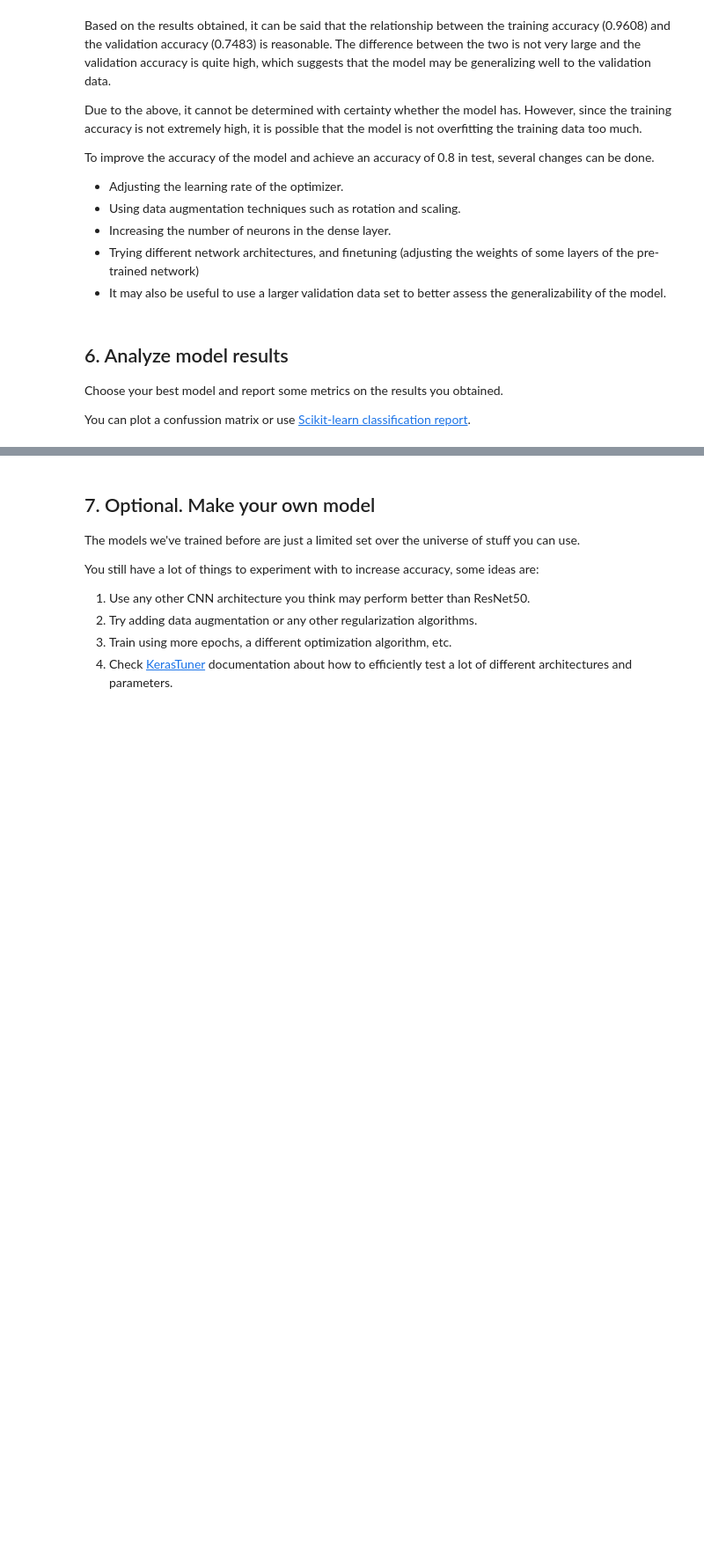
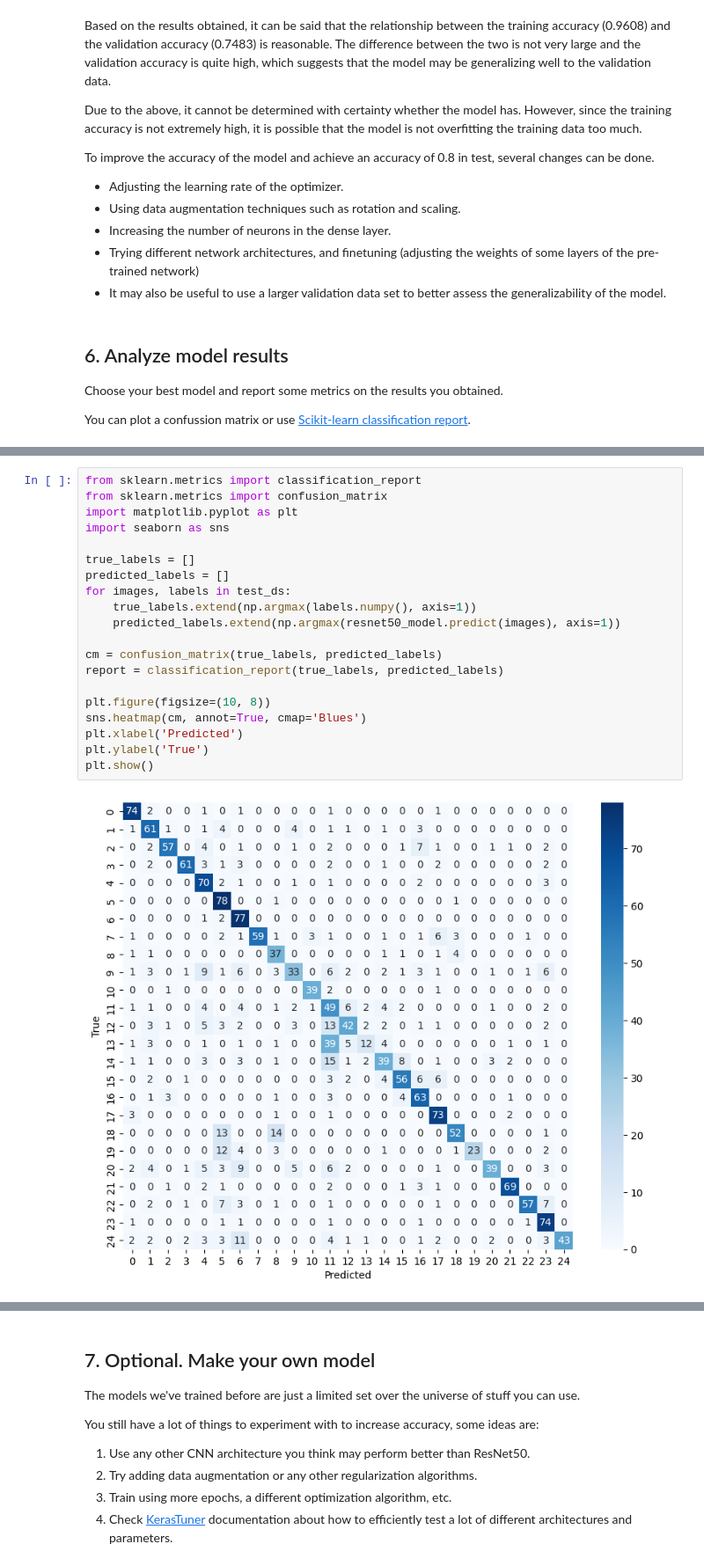
Before and after one commit to leonalejandro/CarsClassification, a Jupyter notebook: AnyoneAI - Sprint Project 04.ipynb, the cells around one changed output, grey strips where cells are left out. Shown at 88% size. Cells and saved outputs as stored; diff of their text form; blank space fills up the shorter version.

```diff
--- a/AnyoneAI - Sprint Project 04.ipynb
+++ b/AnyoneAI - Sprint Project 04.ipynb
@@ -395,0 +400,22 @@ You can plot a confussion matrix or use [Scikit-learn classification report](htt
+# %%
+from sklearn.metrics import classification_report
+from sklearn.metrics import confusion_matrix
+import matplotlib.pyplot as plt
+import seaborn as sns
+
+true_labels = []
+predicted_labels = []
+for images, labels in test_ds:
+    true_labels.extend(np.argmax(labels.numpy(), axis=1))
+    predicted_labels.extend(np.argmax(resnet50_model.predict(images), axis=1))
+
+cm = confusion_matrix(true_labels, predicted_labels)
+report = classification_report(true_labels, predicted_labels)
+
+plt.figure(figsize=(10, 8))
+sns.heatmap(cm, annot=True, cmap='Blues')
+plt.xlabel('Predicted')
+plt.ylabel('True')
+plt.show()
+# %% [output]
+[figure, added]
```
Also changed, not shown: parts of 12 cells of this notebook.
